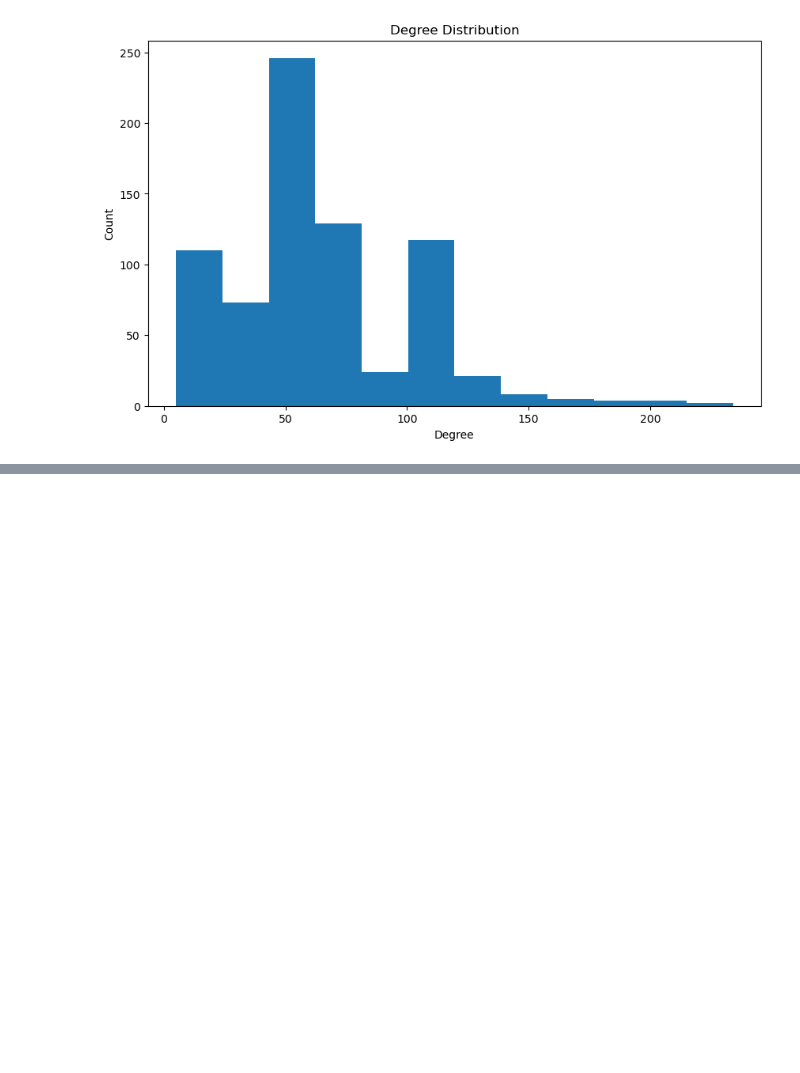
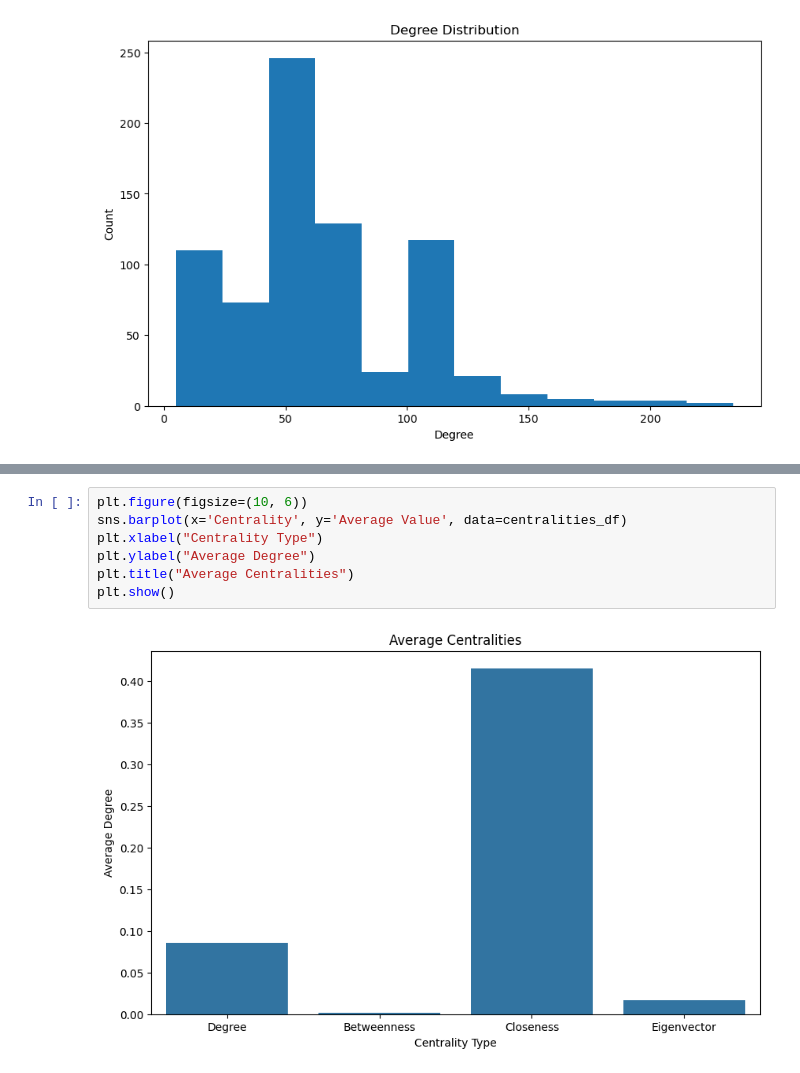
Before and after one commit to meteor123456/Spotify-Artist-Cooccurence, a Jupyter notebook: analysis.ipynb, the cells around one changed output, grey strips where cells are left out. Drawn from its saved outputs; the diff is of its cells as text; blank space fills up the shorter version.

```diff
--- a/analysis.ipynb
+++ b/analysis.ipynb
@@ -41,0 +105,9 @@ plt.show()
+# %%
+plt.figure(figsize=(10, 6))
+sns.barplot(x='Centrality', y='Average Value', data=centralities_df)
+plt.xlabel("Centrality Type")
+plt.ylabel("Average Degree")
+plt.title("Average Centralities")
+plt.show()
+# %% [output]
+[figure, added]
```
Also changed, not shown: parts of 5 cells of this notebook.
